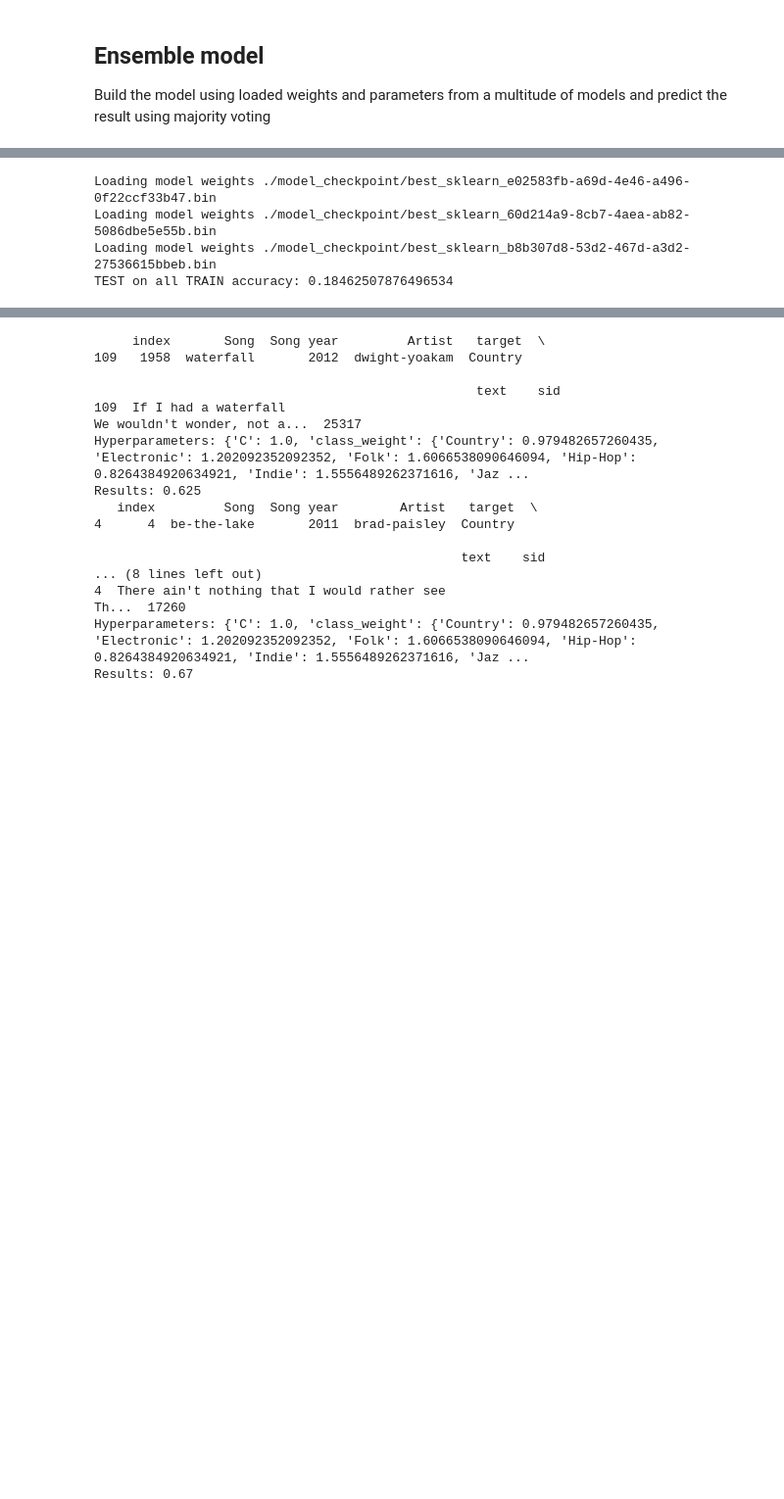
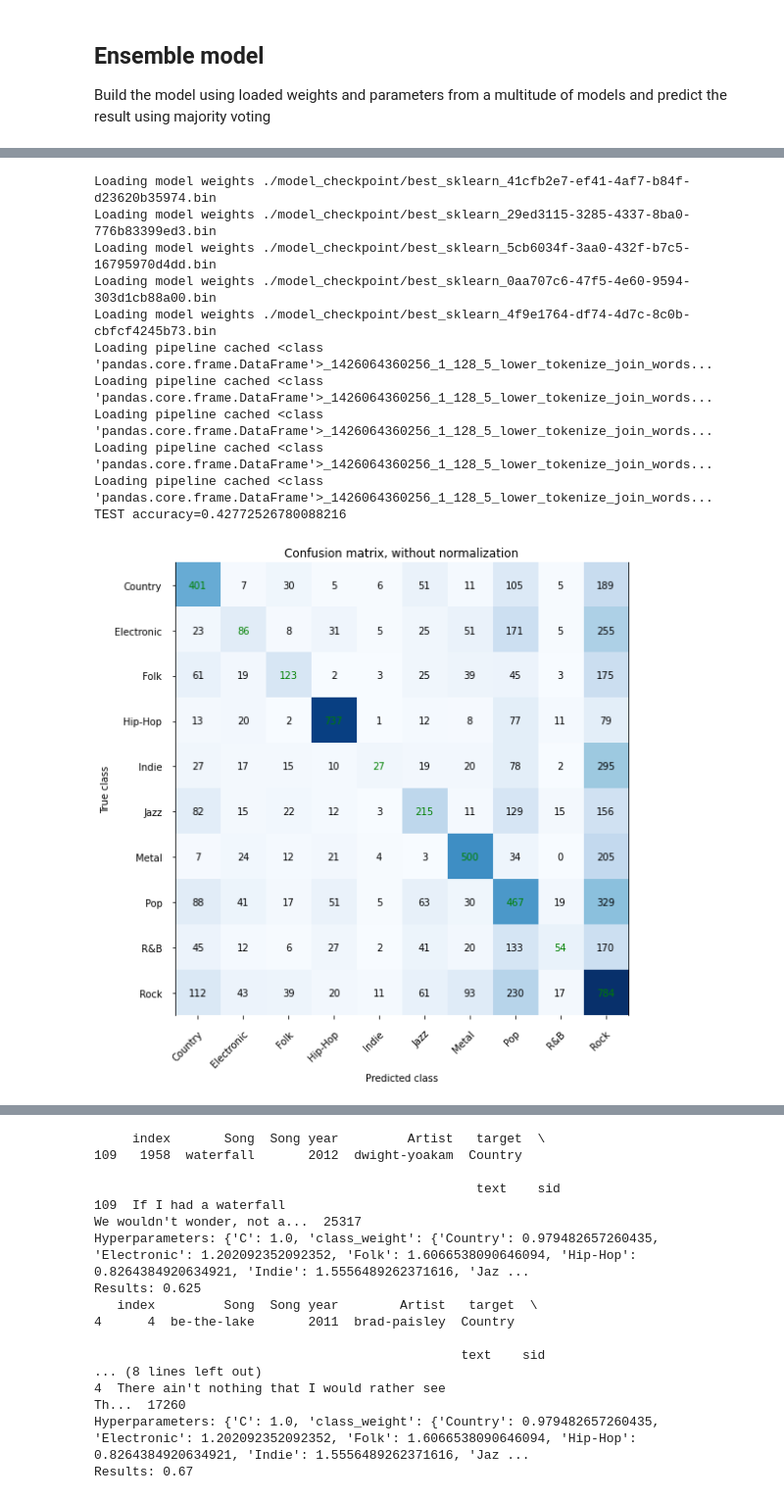
Before and after one commit to glypher/lyrics_classification, a Jupyter notebook: songs.ipynb, the cells around one changed output, grey strips where cells are left out. Shown at 98% size. Cells and saved outputs as stored; diff of their text form; code cells hidden in the pictures; blank space fills up the shorter version.

Commit message:
SVM ensemble accuracy: 0.427

```diff
--- a/songs.ipynb
+++ b/songs.ipynb
@@ -685,16 +685,3 @@ class EnsembleModel:
 
         mode = scipy.stats.mode(targets)
         return mode.mode.squeeze(), mode.count.squeeze()
-# %%
-# filter models with a good accuracy
-checkpoints = []
-histories = []
-for chk, hist in zip(svm_lookup.checkpoints, svm_lookup.history._histories):
-    try:
-        if hist.history('accuracy', mm.DataType.VALIDATION) > 0.35:
-            checkpoints.append(chk)
-            histories.append(hist)
-    except:
-        pass
-
-print(checkpoint)
@@ -702,0 +690,18 @@ AttributeError: Can't pickle local object 'Embeddings.build_embeddings.<locals>.
+# %%
+svm_lookup = mm.HyperParamsLookup(lambda hyper_params: SVMModel(**hyper_params),
+                                  lambda hist: np.max(hist.history('accuracy', mm.DataType.VALIDATION)))
+for trainDFsplit, valDFsplit in CV_TRAIN[0:5]:
+    # Caching pre-processing pipelines
+    _= mm.PreprocessPipeline(trainDFsplit, language='english', log=True).process(['lower', 'tokenize', 'join_words', 'cache'])
+    _= mm.PreprocessPipeline(valDFsplit, language='english', log=True).process(['lower', 'tokenize', 'join_words', 'cache'])
+
+    svm_lookup.parallel_grid_search((trainDFsplit, valDFsplit, None),
+                       C=[1.0],
+                       class_weight=[None],
+                       embeddings=[# 7- 5-6 char bow  using spectogram kernel on the lowered tokenized sentence
+                                   {'type':'bow', 'kernel':('spectogram_kernel', {}), 'analyzer':'char', 'ngrams':(5,6),
+                                    'preprocess':['lower', 'tokenize', 'join_words', 'cache']}
+                                   ]
+                          )
+
+svm_lookup.parallel_execute(log=True, num_threads=CPU_COUNT+4, save_checkpoints=True)
@@ -703,30 +726,29 @@ AttributeError: Can't pickle local object 'Embeddings.build_embeddings.<locals>.
 # %%
-def test_metrics_ensemble(model, df, plot_cnf=True):
-    pred_targets, pred_scores = model.predict(df)
-    if not isinstance(pred_targets[0], str):
-        pred_targets = pd.Categorical.from_codes(pred_targets, categories=df['target'].cat.categories)
-    print(f"TEST on all ENSEMBLE accuracy: {mm.Model.accuracy(df['target'], pred_targets)}")
-    if plot_cnf:
-        pb = mm.PlotBuilder().create_confusion_matrix(
-            df['target'], pred_targets, df['target'].cat.categories)
-
 def build_ensemble(lookups:list):
     checkpoints = []
     hyper_params = []
     for lookup in lookups:
         checkpoints += lookup.checkpoints
         for history in lookup.history.histories:
             params = history.model_params
             params['model_create'] = lookup._model
             hyper_params.append(params)
 
     return EnsembleModel(checkpoints, hyper_params)
 
 ensemble = build_ensemble([svm_lookup])
-test_metrics(ensemble, testDF, plot_cnf=True)
+test_metrics(ensemble, testDF, plot_roc=False)
 # %% [output]
-Loading model weights ./model_checkpoint/best_sklearn_e02583fb-a69d-4e46-a496-0f22ccf33b47.bin
-Loading model weights ./model_checkpoint/best_sklearn_60d214a9-8cb7-4aea-ab82-5086dbe5e55b.bin
-Loading model weights ./model_checkpoint/best_sklearn_b8b307d8-53d2-467d-a3d2-27536615bbeb.bin
-TEST on all TRAIN accuracy: 0.18462507876496534
+Loading model weights ./model_checkpoint/best_sklearn_41cfb2e7-ef41-4af7-b84f-d23620b35974.bin
+Loading model weights ./model_checkpoint/best_sklearn_29ed3115-3285-4337-8ba0-776b83399ed3.bin
+Loading model weights ./model_checkpoint/best_sklearn_5cb6034f-3aa0-432f-b7c5-16795970d4dd.bin
+Loading model weights ./model_checkpoint/best_sklearn_0aa707c6-47f5-4e60-9594-303d1cb88a00.bin
+Loading model weights ./model_checkpoint/best_sklearn_4f9e1764-df74-4d7c-8c0b-cbfcf4245b73.bin
+Loading pipeline cached <class 'pandas.core.frame.DataFrame'>_1426064360256_1_128_5_lower_tokenize_join_words...
+Loading pipeline cached <class 'pandas.core.frame.DataFrame'>_1426064360256_1_128_5_lower_tokenize_join_words...
+Loading pipeline cached <class 'pandas.core.frame.DataFrame'>_1426064360256_1_128_5_lower_tokenize_join_words...
+Loading pipeline cached <class 'pandas.core.frame.DataFrame'>_1426064360256_1_128_5_lower_tokenize_join_words...
+Loading pipeline cached <class 'pandas.core.frame.DataFrame'>_1426064360256_1_128_5_lower_tokenize_join_words...
+TEST accuracy=0.42772526780088216
+[figure, added]
 # %% [markdown]
```
Also changed, not shown: parts of 8 cells of this notebook.
